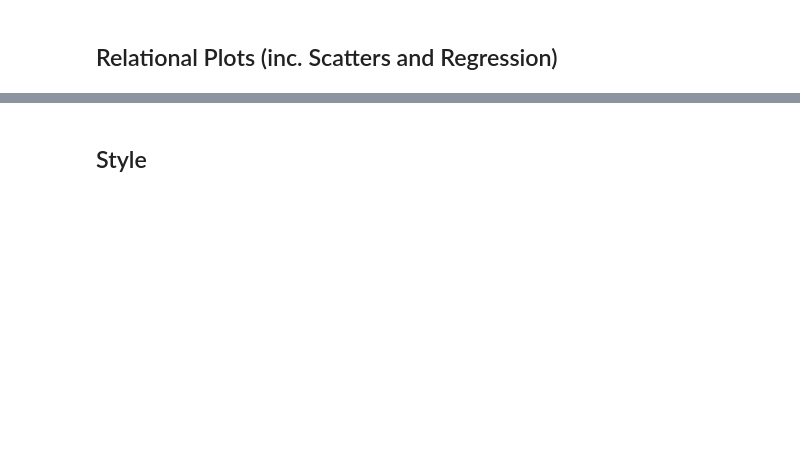
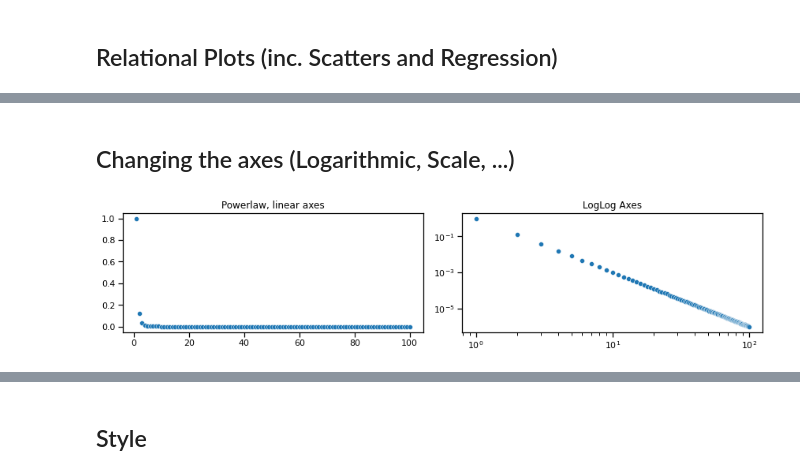
Before and after one commit to JonathanKuelz/AppliedDataAnalysis, a Jupyter notebook: Notebooks/Plots.ipynb, the cells around one changed output, grey strips where cells are left out. Saved outputs shown, nothing was run; the diff lists cells and outputs as text; code cells hidden in the pictures; blank space fills up the shorter version.

```diff
--- a/Notebooks/Plots.ipynb
+++ b/Notebooks/Plots.ipynb
@@ -64,0 +89,13 @@ TypeError: lmplot() got an unexpected keyword argument 'title'
+# %% [markdown]
+## Changing the axes (Logarithmic, Scale, ...)
+# %%
+x = np.linspace(1, 100, 100)
+y = np.power(x, -3)
+fig, [ax1, ax2] = plt.subplots(nrows=1, ncols=2, figsize=[12, 3])
+sns.scatterplot(x=x, y=y, ax=ax1)
+sns.scatterplot(x=x, y=y, ax=ax2)
+ax1.set_title('Powerlaw, linear axes')
+ax2.set(xscale='log', yscale='log', title='LogLog Axes')
+plt.tight_layout()
+# %% [output]
+[figure, added]
```
Also changed, not shown: parts of 12 cells of this notebook, 12 other files.
